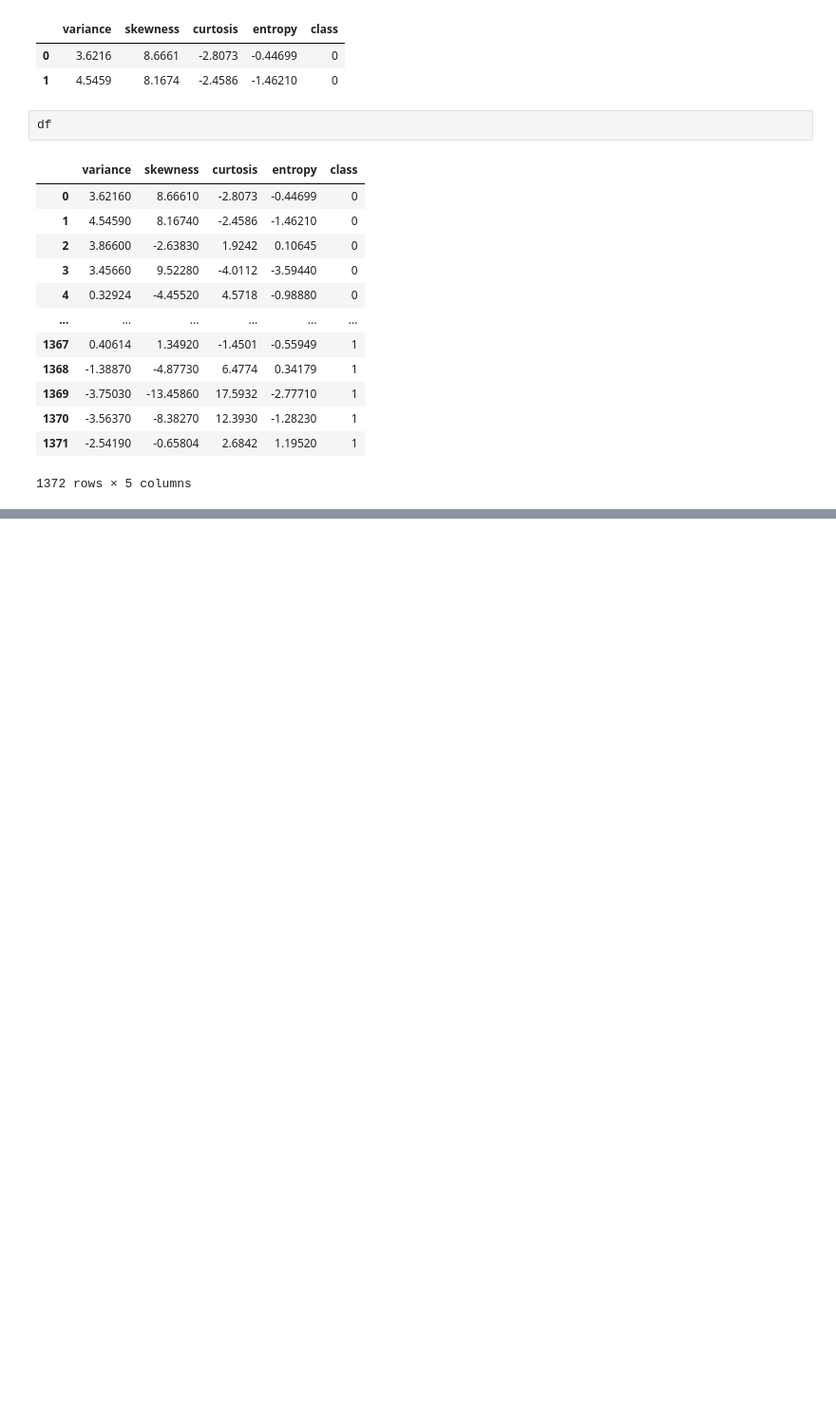
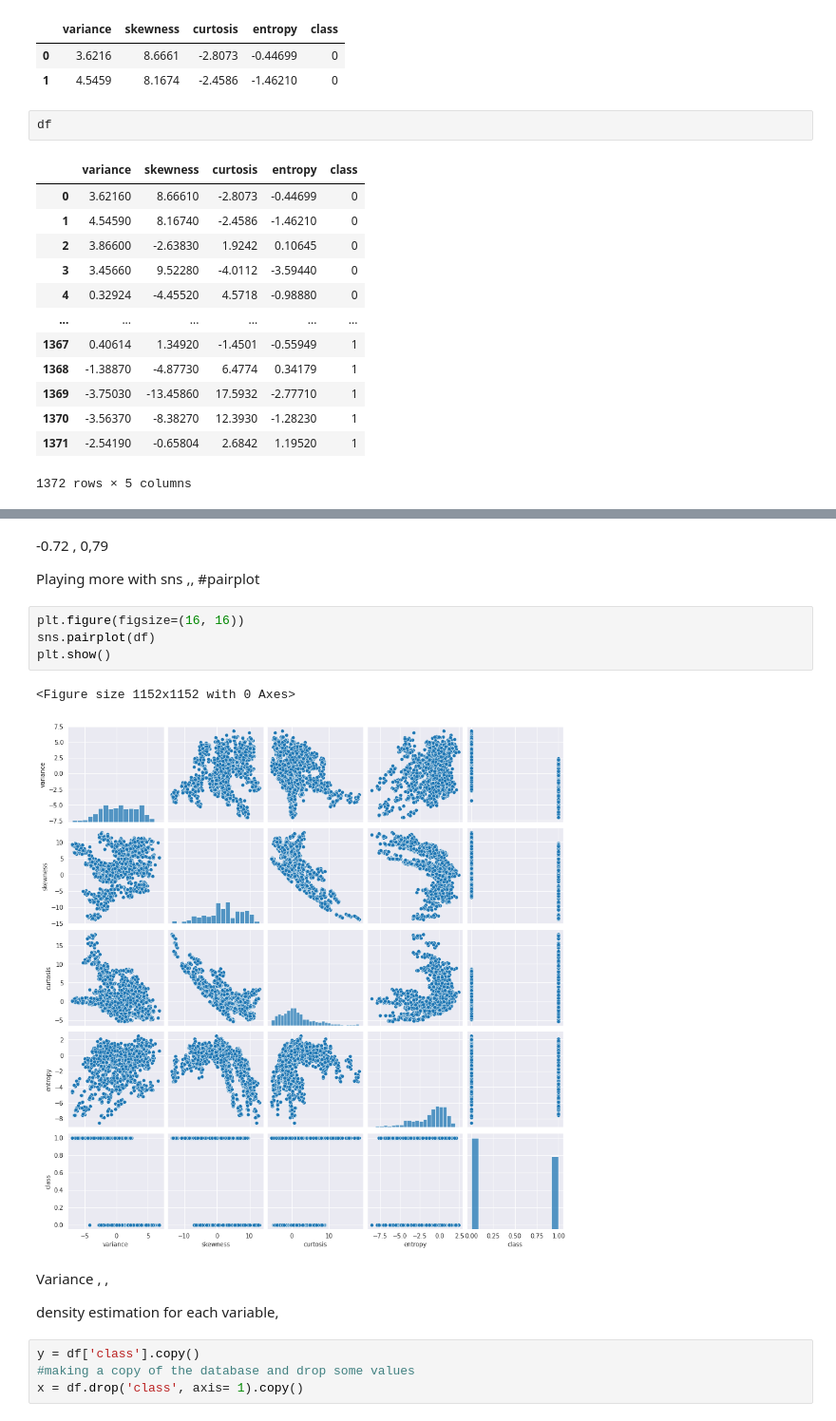
Before and after one commit to UmutMD/Bank-Note-Authentication-UCI_Model, a Jupyter notebook: Bank_Note_Authentication_UCI.ipynb, the cells around one changed output, grey strips where cells are left out. Shown at 95% size. Drawn from its saved outputs; the diff is of its cells as text; blank space fills up the shorter version.

```diff
--- a/Bank_Note_Authentication_UCI.ipynb
+++ b/Bank_Note_Authentication_UCI.ipynb
@@ -57,0 +66,19 @@ df
+# %% [markdown]
+-0.72 , 0,79
+
+Playing more with sns ,, #pairplot
+# %%
+plt.figure(figsize=(16, 16))
+sns.pairplot(df)
+plt.show()
+# %% [output]
+<Figure size 1152x1152 with 0 Axes>
+[figure, added]
+# %% [markdown]
+Variance , ,
+
+density estimation for each variable,
+# %%
+y = df['class'].copy()
+#making a copy of the database and drop some values
+x = df.drop('class', axis= 1).copy()
```
Also changed, not shown: parts of 5 cells of this notebook.
